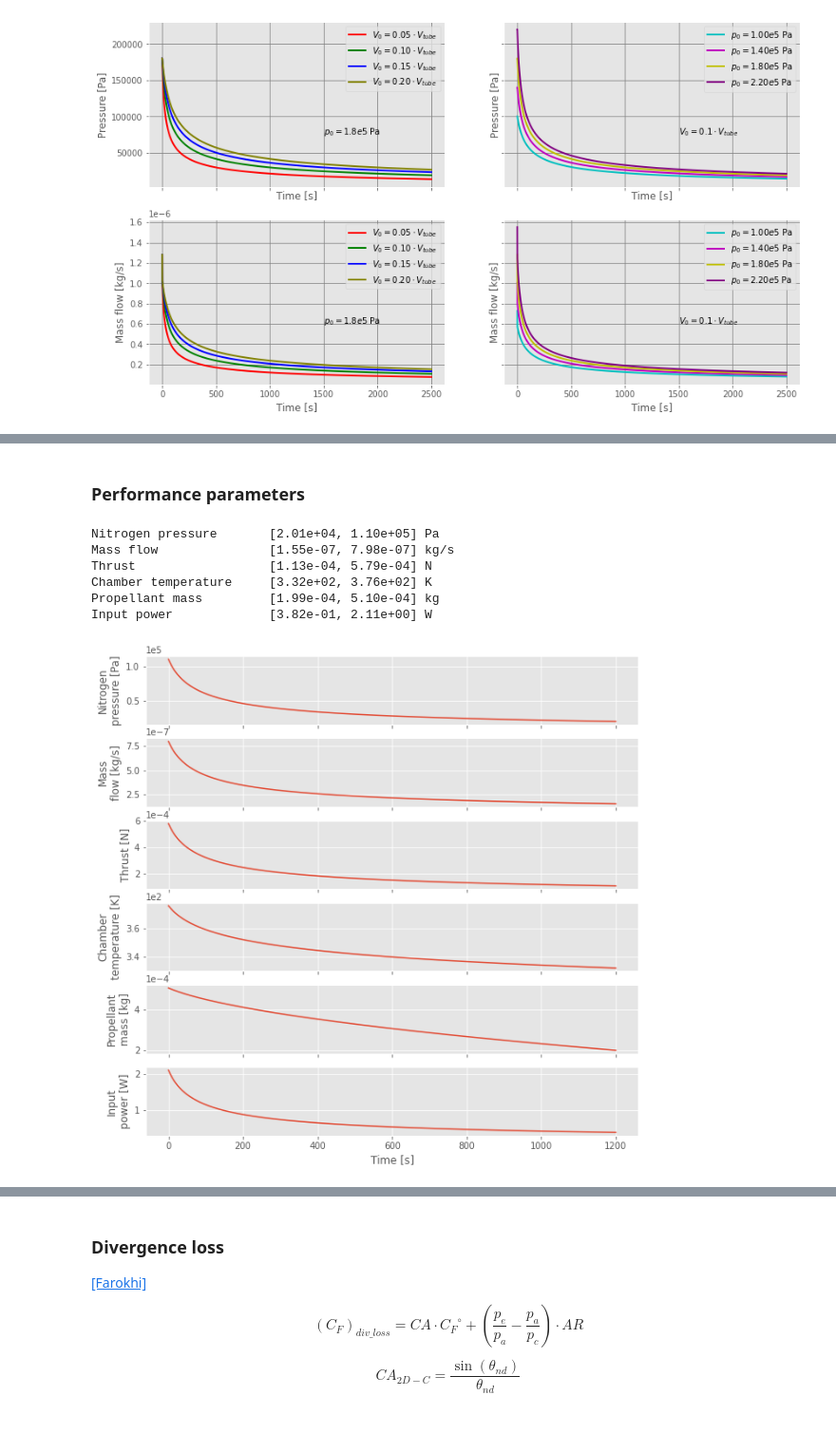
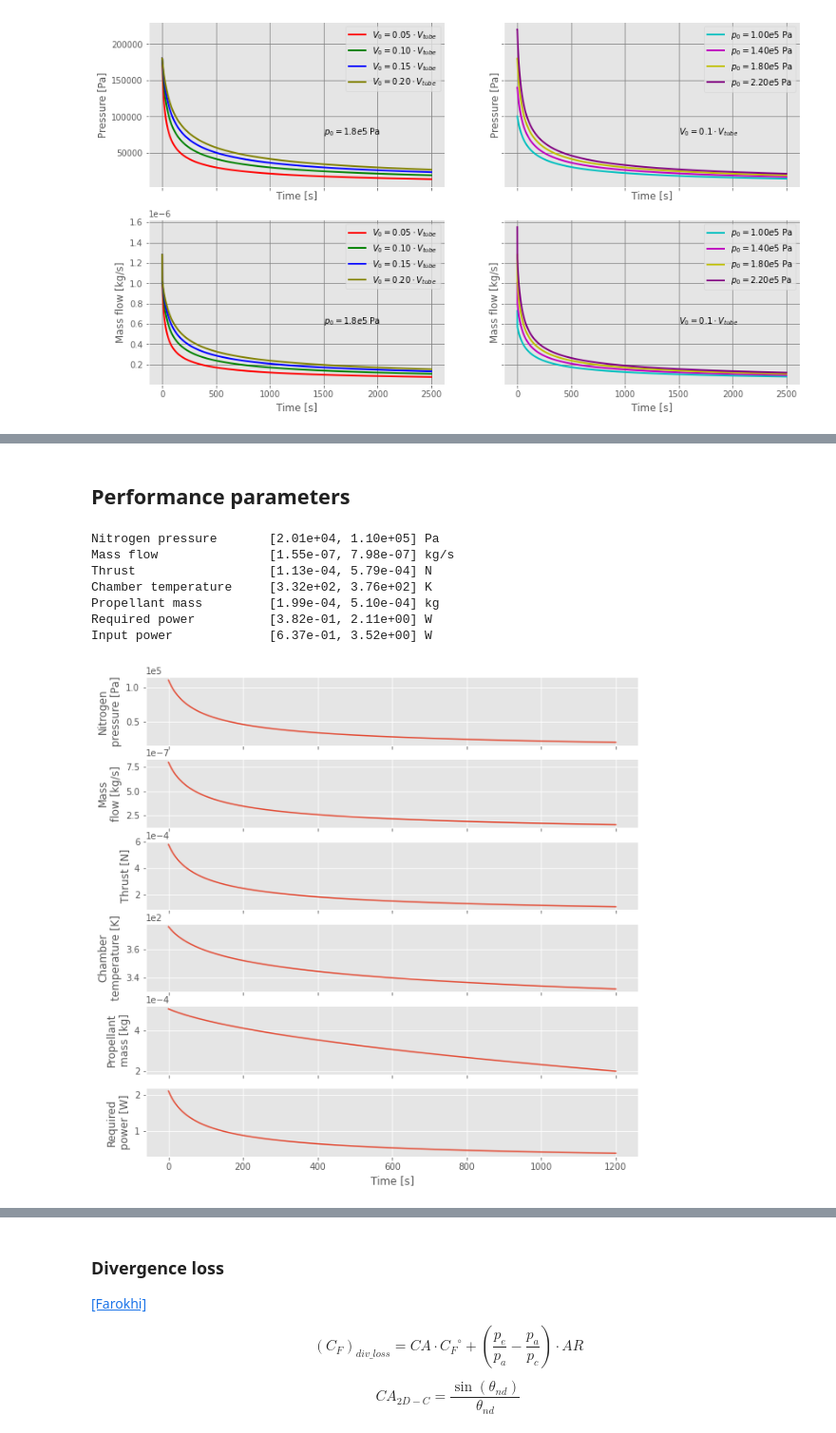
Before and after one commit to wdoppenberg/mp-operational-envelope, a Jupyter notebook: OperationalEnvelope.ipynb, the cells around one changed output, grey strips where cells are left out. Shown at 95% size. Cells and saved outputs as stored; diff of their text form; code cells hidden in the pictures.

```diff
--- a/OperationalEnvelope.ipynb
+++ b/OperationalEnvelope.ipynb
@@ -219,5 +209,5 @@ V_0 = 0.12*V_tube
 # %% [markdown]
-### Performance parameters
+## Performance parameters
 # %%
 mdot = np.zeros(t.shape)
 p = np.zeros(t.shape)
@@ -254,35 +244,37 @@ print(f'Nitrogen pressure \t[{min(p):.2e}, {max(p):.2e}] Pa')
 
 ax[1].plot(t, mdot)
 ax[1].set_ylabel('Mass\nflow [kg/s]')
 ax[1].ticklabel_format(axis="y", style="sci", scilimits=(0,0))
 print(f'Mass flow \t\t[{min(mdot):.2e}, {max(mdot):.2e}] kg/s')
 
 ax[2].plot(t, F_T)
 ax[2].set_ylabel('Thrust [N]')
 ax[2].ticklabel_format(axis="y", style="sci", scilimits=(0,0))
 print(f'Thrust \t\t\t[{min(F_T):.2e}, {max(F_T):.2e}] N')
 
 ax[3].plot(t, T_c)
 ax[3].set_ylabel('Chamber\ntemperature [K]')
 ax[3].ticklabel_format(axis="y", style="sci", scilimits=(0,0))
 print(f'Chamber temperature \t[{min(T_c):.2e}, {max(T_c):.2e}] K')
 
 ax[4].plot(t, m)
 ax[4].set_ylabel('Propellant\nmass [kg]')
 ax[4].ticklabel_format(axis="y", style="sci", scilimits=(0,0))
 print(f'Propellant mass \t[{min(m):.2e}, {max(m):.2e}] kg')
 
 ax[5].plot(t, Q)
-ax[5].set_ylabel('Input\npower [W]')
+ax[5].set_ylabel('Required\npower [W]')
 ax[5].ticklabel_format(axis="y", style="sci", scilimits=(0,0))
 ax[5].set_xlabel('Time [s]')
-print(f'Input power \t\t[{min(Q):.2e}, {max(Q):.2e}] W')
+print(f'Required power \t\t[{min(Q):.2e}, {max(Q):.2e}] W')
+print(f'Input power \t\t[{min(Q/eff_Q):.2e}, {max(Q/eff_Q):.2e}] W')
 # %% [output]
 Nitrogen pressure       [2.01e+04, 1.10e+05] Pa
 Mass flow               [1.55e-07, 7.98e-07] kg/s
 Thrust                  [1.13e-04, 5.79e-04] N
 Chamber temperature     [3.32e+02, 3.76e+02] K
 Propellant mass         [1.99e-04, 5.10e-04] kg
-Input power             [3.82e-01, 2.11e+00] W
+Required power          [3.82e-01, 2.11e+00] W
+Input power             [6.37e-01, 3.52e+00] W
-[figure, old version]
+[figure, new version]
 # %% [markdown]
```
Also changed, not shown: parts of 14 cells of this notebook.
